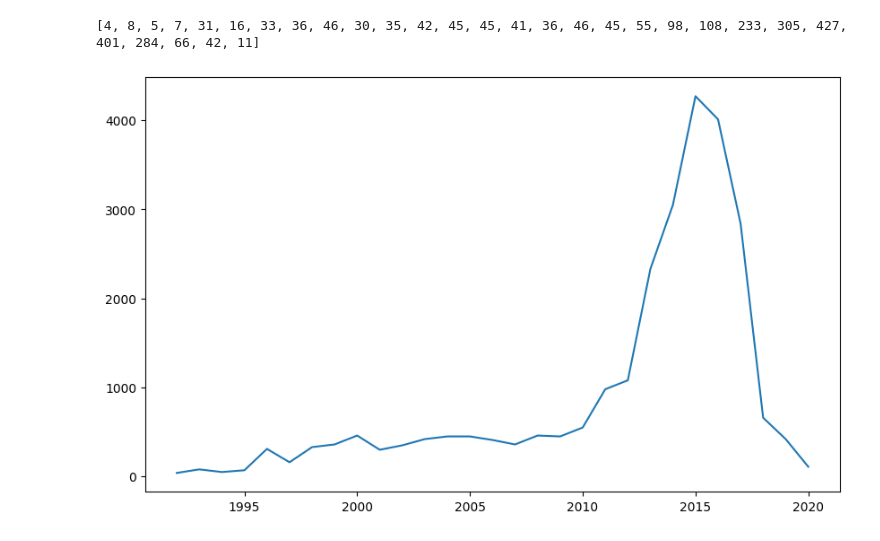
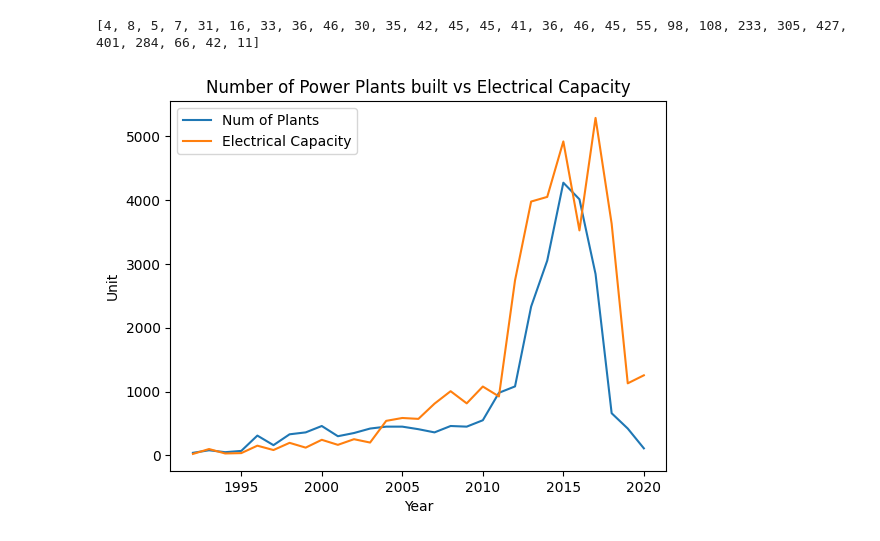
Before and after one commit to MahendraC17/Exploratory-Data-Analysis---Renewable-Power-plants-In-UK, a Jupyter notebook: EDA_renewable_power_plants.ipynb, the cells around one changed output. Drawn from its saved outputs; the diff is of its cells as text; code cells hidden in the pictures.

```diff
--- a/EDA_renewable_power_plants.ipynb
+++ b/EDA_renewable_power_plants.ipynb
@@ -382,12 +402,17 @@ No_power_plants = rpp_ssy['number_of_PoPl_by_years'].value_counts().sort_index()
 print(No_power_plants)
 # %% [output]
 [4, 8, 5, 7, 31, 16, 33, 36, 46, 30, 35, 42, 45, 45, 41, 36, 46, 45, 55, 98, 108, 233, 305, 427, 401, 284, 66, 42, 11]
-# %%
-# Visual represntation of Number of Power Plants built vs Electrical Capacity over the years
-# Scaling the number the plants built to electrical capacity by mutiplying by 10
-No_power_plants = [i * 10 for i in No_power_plants]
-fig = plt.figure(figsize=(10, 6))
-plt.plot(years, No_power_plants)
-plt.show()
-# %% [output]
-[figure, removed]
+# %%
+# Scaling the number the plants built to electrical capacity by mutiplying by 10
+No_power_plantsx10 = [i * 10 for i in No_power_plants]
+
+# Visual represntation for the correlation between Number of Power Plants built vs Electrical Capacity over the years
+plt.plot(years, No_power_plantsx10, label = "Num of Plants")
+plt.plot(years, sum_electrical_capacity, label = "Electrical Capacity")
+plt.xlabel("Year")
+plt.ylabel("Unit")
+plt.title('Number of Power Plants built vs Electrical Capacity')
+plt.legend()
+plt.show()
+# %% [output]
+[figure, added]
```
Also changed, not shown: parts of 2 cells of this notebook.
